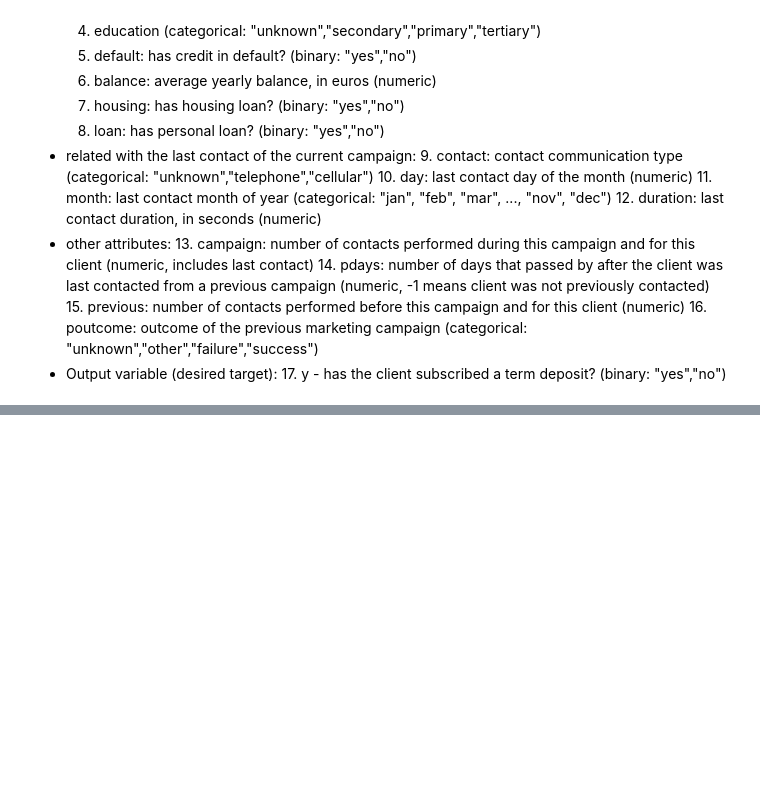
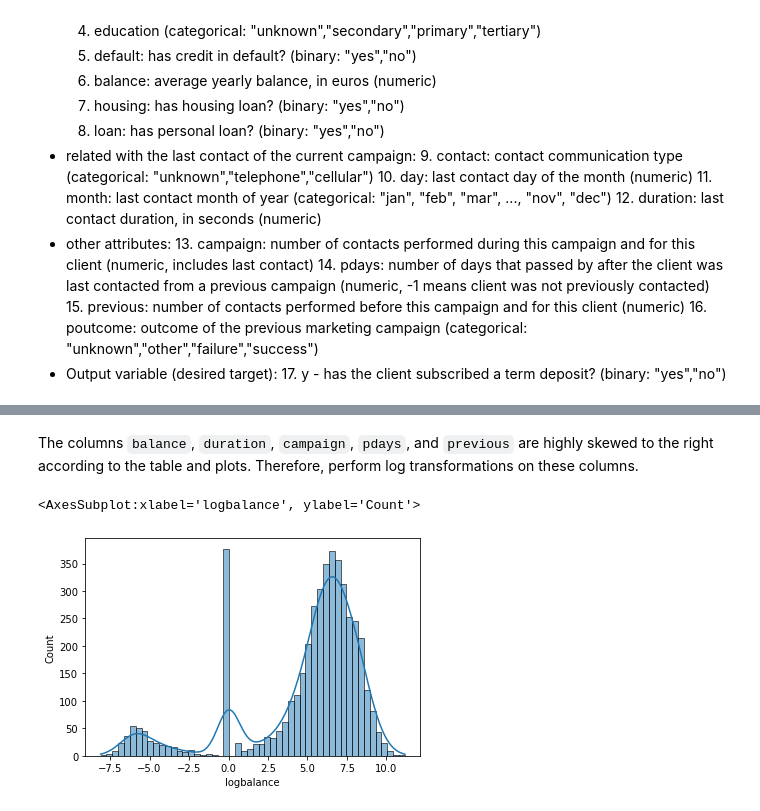
Before and after one commit to BerylliuMM2000/BankMarketing, a Jupyter notebook: Bank-Marketing-Campaign.ipynb, the cells around one changed output, grey strips where cells are left out. Saved outputs shown, nothing was run; the diff lists cells and outputs as text; code cells hidden in the pictures; blank space fills up the shorter version.

Commit message:
Modify the ipynb file
Add "checking outlier value" section: checking skewness and performing log and/or square root transformation.

```diff
--- a/Bank-Marketing-Campaign.ipynb
+++ b/Bank-Marketing-Campaign.ipynb
@@ -85,0 +115,12 @@ No null values are presented
+# %% [markdown]
+The columns `balance`, `duration`, `campaign`, `pdays`, and `previous` are highly skewed to the right according to the table and plots. Therefore, perform log transformations on these columns.
+# %%
+def reallog(x):
+    if x < 0: return -log(-x)
+    elif x == 0: return 0;
+    else: return log(x)
+bank["logbalance"] = bank['balance'].apply(reallog)
+histplot(data = bank, x = "logbalance", kde = True)
+# %% [output]
+<AxesSubplot:xlabel='logbalance', ylabel='Count'>
+[figure, added]
```
Also changed, not shown: parts of 17 cells of this notebook.
